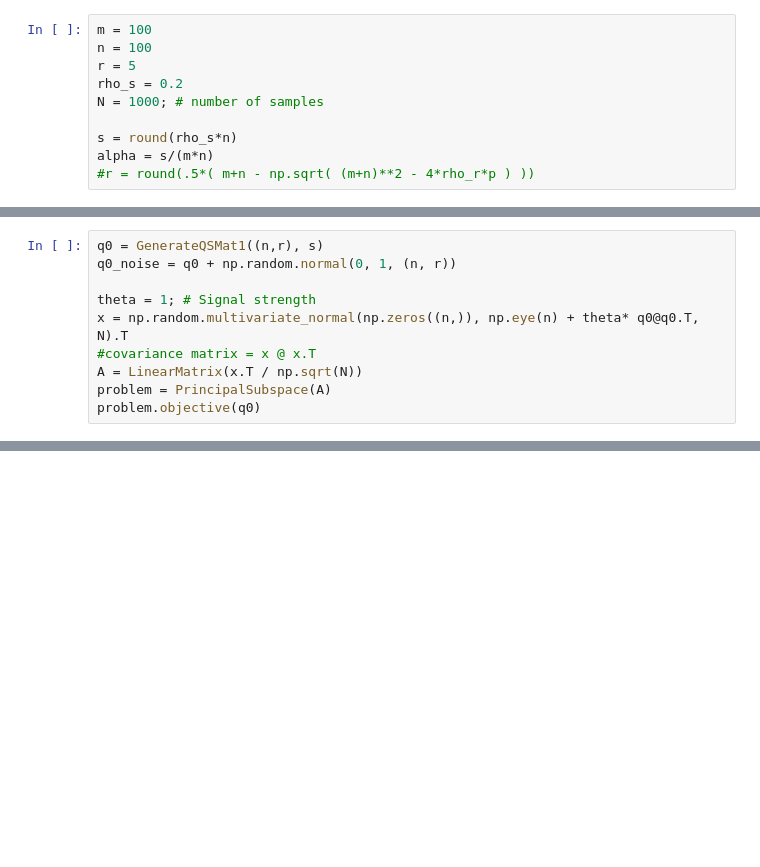
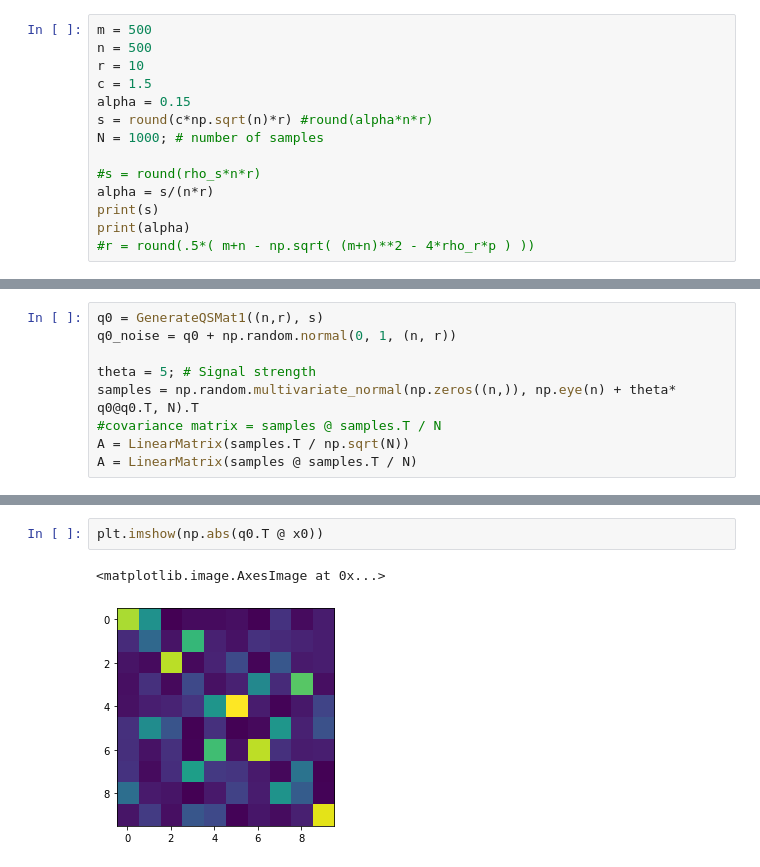
Before and after one commit to simonvary/pynopt, a Jupyter notebook: test_oblique_relax.ipynb, the cells around one changed output, grey strips where cells are left out. Cells and saved outputs as stored; diff of their text form; blank space fills up the shorter version.

Commit message:
sparse principal subspace and sparse oblique pca

```diff
--- a/test_oblique_relax.ipynb
+++ b/test_oblique_relax.ipynb
@@ -16,12 +17,16 @@ from nopt.solvers.oblique_spca import *
 from nopt.tests.generate_lsmat1 import *
 from nopt.tests.generate_qsmat1 import *
 # %%
-m = 100
-n = 100
-r = 5
-rho_s = 0.2
+m = 500
+n = 500
+r = 10
+c = 1.5
+alpha = 0.15
+s = round(c*np.sqrt(n)*r) #round(alpha*n*r)
 N = 1000; # number of samples
 
-s = round(rho_s*n)
-alpha = s/(m*n)
+#s = round(rho_s*n*r)
+alpha = s/(n*r)
+print(s)
+print(alpha)
 #r = round(.5*( m+n - np.sqrt( (m+n)**2 - 4*rho_r*p ) ))
@@ -29,10 +37,9 @@ alpha = s/(m*n)
 q0 = GenerateQSMat1((n,r), s)
 q0_noise = q0 + np.random.normal(0, 1, (n, r))
 
-theta = 1; # Signal strength
-x = np.random.multivariate_normal(np.zeros((n,)), np.eye(n) + theta* q0@q0.T, N).T
-#covariance matrix = x @ x.T
-A = LinearMatrix(x.T / np.sqrt(N))
-problem = PrincipalSubspace(A)
-problem.objective(q0)
+theta = 5; # Signal strength
+samples = np.random.multivariate_normal(np.zeros((n,)), np.eye(n) + theta* q0@q0.T, N).T
+#covariance matrix = samples @ samples.T / N
+A = LinearMatrix(samples.T / np.sqrt(N))
+A = LinearMatrix(samples @ samples.T / N)
 # %% [output]
@@ -76,0 +120,5 @@ plt.semilogy(opt_log['iterations']['fx'])
+# %%
+plt.imshow(np.abs(q0.T @ x0))
+# %% [output]
+<matplotlib.image.AxesImage at 0x...>
+[figure, added]
```
Also changed, not shown: parts of 14 cells of this notebook, 8 other files.
